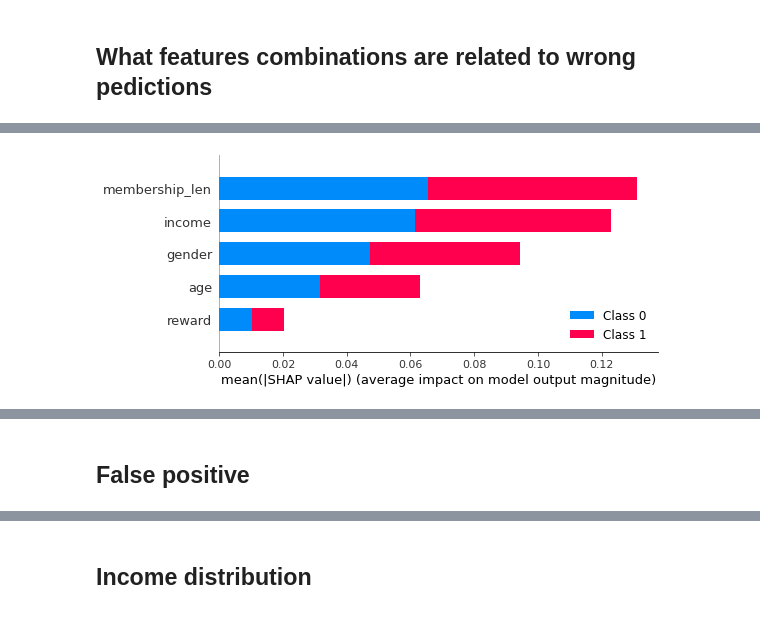
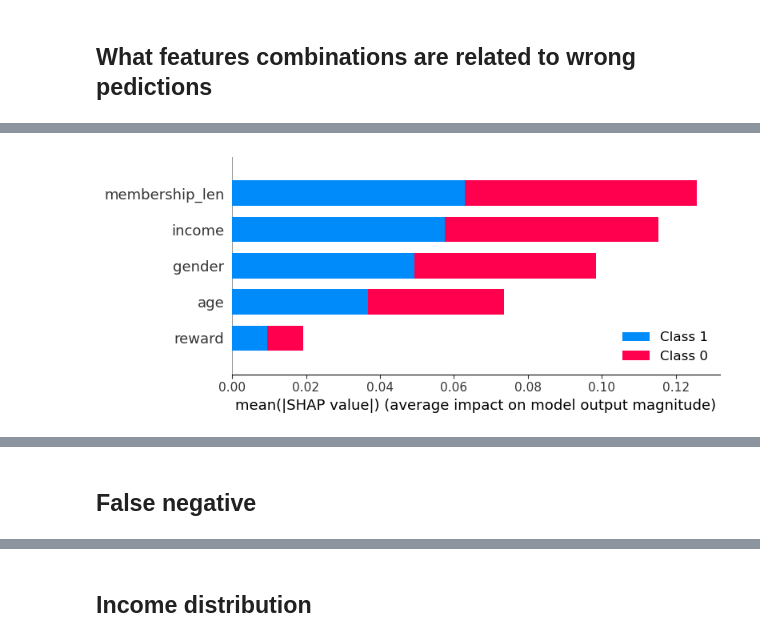
Before and after one commit to kuzn137/StarbucksCapstoneProject, a Jupyter notebook: Starbucks_Capstone_notebook.ipynb, the cells around one changed output, grey strips where cells are left out. Drawn from its saved outputs; the diff is of its cells as text; code cells hidden in the pictures.

```diff
--- a/Starbucks_Capstone_notebook.ipynb
+++ b/Starbucks_Capstone_notebook.ipynb
@@ -572,9 +585,9 @@ test_error#.dropna()
 # %%
-explainer = shap.TreeExplainer(model)
+explainer = shap.Explainer(model)
 shap_values = explainer.shap_values(test_error.reset_index()[X.columns])
 shap.summary_plot(shap_values, features=test_error.reset_index()[X.columns], feature_names=X.columns, plot_type="bar")
 # %% [output]
-[figure, old version]
+[figure, new version]
 # %%
 #shap_values = explainer.shap_values(X)
 shap.initjs()
@@ -583,7 +596,7 @@ shap.force_plot(explainer.expected_value[0], shap_values[0], test_error.reset_in
 [interactive output not drawn]
 <shap.plots._force.AdditiveForceArrayVisualizer at 0x...>
 # %% [markdown]
-## False positive
+## False negative
 # %%
 test_error=results[(results["pred"]<0.2)&(results["test"]==1)]
 #test_error=test_error.dropna()
```
Also changed, not shown: parts of 41 cells of this notebook.
